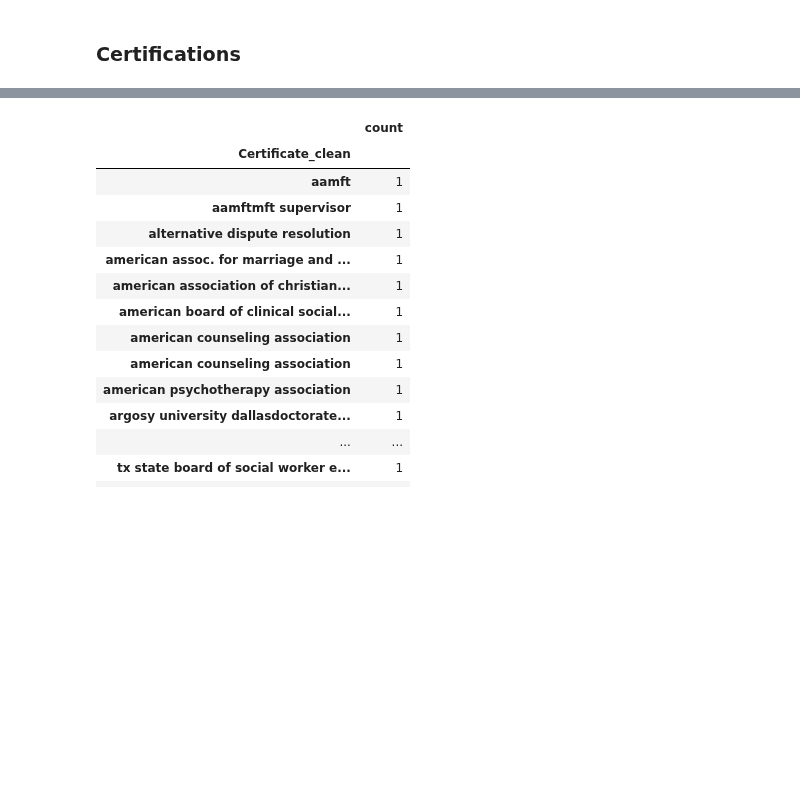
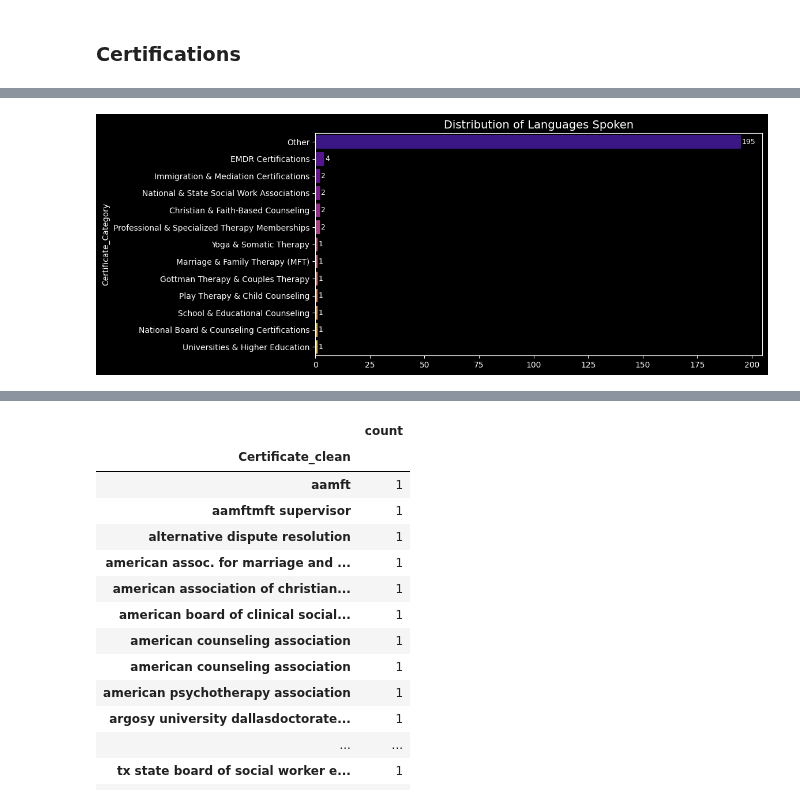
Before and after one commit to pallavmarch/Psychologytoday-therapist-analysis, a Jupyter notebook: psychologytoday_webscraping_dataset_analysis.ipynb, the cells around one changed output, grey strips where cells are left out. Cells and saved outputs as stored; diff of their text form; code cells hidden in the pictures; blank space fills up the shorter version.

```diff
--- a/psychologytoday_webscraping_dataset_analysis.ipynb
+++ b/psychologytoday_webscraping_dataset_analysis.ipynb
@@ -337,0 +299,85 @@ Dementia['Certificate_clean'] = Dementia['Certificate_clean'].str.replace(r'[\d,
+# %%
+Dementia['Certificate'] = Dementia['Certificate'].str.lower()
+Dementia['Certificate_clean']=Dementia['Certificate'].str.split('/').str[0]
+Dementia['Certificate_clean'] = Dementia['Certificate_clean'].str.replace(r'[\d,]', '', regex=True)  # Remove numbers and commas
+
+
+# Define mapping of certifications to broader categories
+certification_groups = {
+    "EMDR Certifications": [
+        "emdr therapy basic training", "emdria international association", "emdria", "emdr association", "emdr and brainspotting trained"
+    ],
+    "Yoga & Somatic Therapy": [
+        "registered yoga teacher - yoga alliance", "somatic experiencing institute"
+    ],
+    "Immigration & Mediation Certifications": [
+        "immigration evaluation certification", "mediators of texas", "alternative dispute resolution"
+    ],
+    "Marriage & Family Therapy (MFT)": [
+        "aamft", "aamftmft supervisor", "american assoc. for marriage and family therapists"
+    ],
+    "State & National Board Licenses": [
+        "state of texas lcdc", "tx state board of examiners of professional counselor",
+        "texas state board of examiners of psychologists", "texas state board of examiners of lpcs approved state supervisor",
+        "tx state board of social worker examiners lcsw-s", "state board of health", "texas department of state health services lcdc"
+    ],
+    "Christian & Faith-Based Counseling": [
+        "american association of christian counselors", "evangelical lutheran church in america retired clergy",
+        "church of the nazarene ordained minister", "christian association for psychological studies"
+    ],
+    "National & State Social Work Associations": [
+        "nasw", "nasw association", "american board of clinical social work"
+    ],
+    "Gottman Therapy & Couples Therapy": [
+        "gottman level trained therapist", "the gottman institute: gottman method couples therapy level &"
+    ],
+    "National Board & Counseling Certifications": [
+        "national board for certified counselors", "national board of certified counselors",
+        "national board for certified counselors inc.", "national certified counselor-nbcc",
+        "american counseling association"
+    ],
+    "Play Therapy & Child Counseling": [
+        "hcc-texas association for play therapy", "association for play therapy united states"
+    ],
+    "School & Educational Counseling": [
+        "prairie view a&m university certified school counselor", "university of texas at san antonio- bilingual counseling program",
+        "texas education agency tx certified school counselor"
+    ],
+    "Health & Fitness Specializations": [
+        "cpr & aed", "institute for aerobics research physical fitness specialist"
+    ],
+    "Trauma & Clinical Specializations": [
+        "certified clinical trauma professional", "national council of certified dementia practitioners cdp",
+        "psychedelic research and training institute"
+    ],
+    "Universities & Higher Education": [
+        "southern methodist university m.s. in counseling", "texas a&m university bs - elementary education",
+        "loyola university of chicago master of arts in psychology", "argosy university dallas doctorate in clinical psychology",
+        "capella university geriatric psychology", "university of houston graduate college social work m.s.w.",
+        "walden university phd. clinical psychology", "east texas baptist univ.", "smu bachelors psychology"
+    ],
+    "Professional & Specialized Therapy Memberships": [
+        "american psychotherapy association", "national register of health service psychologists",
+        "professional counselor - supervisor", "prepare-enrich curriculum facilitator",
+        "asha certificate of clinical competence", "ccsas"
+    ],
+    "Substance Abuse & Addiction Counseling": [
+        "illinois certification board certified aoda counselor"
+    ],
+    "Other": [
+        "not found", "psypact", "laban", "bciae", "counseling association #", "texaslpc",
+        "texas counseling association", "postpartum support international perinatal mental health"
+    ]
+}
+
+
+certification_mapping = {title: category for category, titles in certification_groups.items() for title in titles}
+
+
+Dementia['Certificate_Category'] = Dementia['Certificate_clean'].map(certification_mapping).fillna("Other")
+
+
+plot_horizontalBar(Dementia['Certificate_Category'].value_counts())
+
+print(Dementia[['Certificate_Category','Certificate_clean']].value_counts().sort_index())
+# %% [output]
@@ -337,0 +387 @@ Dementia['Certificate_clean'] = Dementia['Certificate_clean'].str.replace(r'[\d,
+[figure, added]
```
Also changed, not shown: parts of 20 cells of this notebook.
